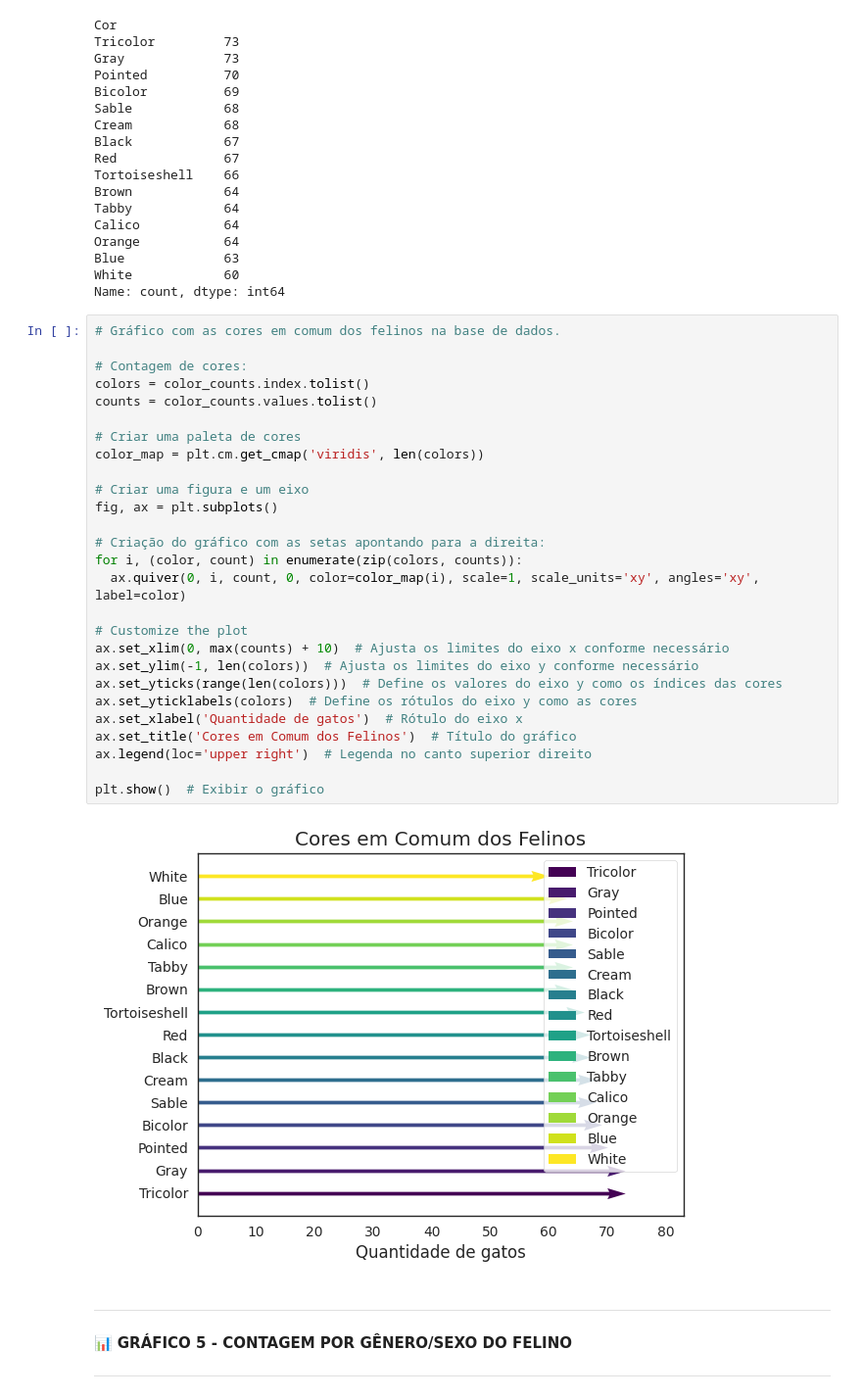
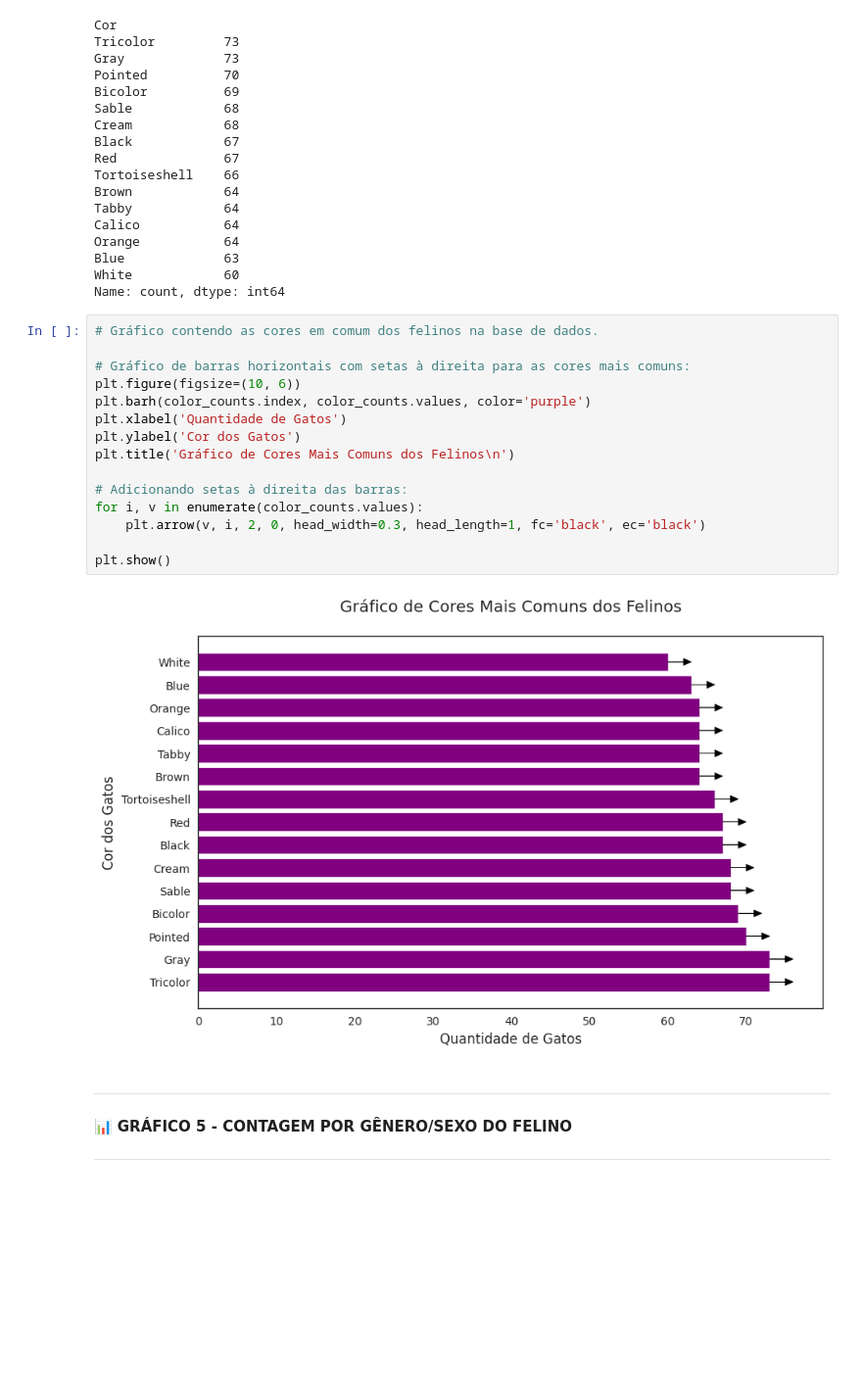
Before and after one commit to NBS92/Banco_de_Dados_II, a Jupyter notebook: Natalia_Silva.ipynb, the cells around one changed output. Shown at 98% size. Drawn from its saved outputs; the diff is of its cells as text; blank space fills up the shorter version.

```diff
--- a/Natalia_Silva.ipynb
+++ b/Natalia_Silva.ipynb
@@ -256,35 +255,23 @@ Orange           64
 Blue             63
 White            60
 Name: count, dtype: int64
-# %%
-# Gráfico com as cores em comum dos felinos na base de dados.
-
-# Contagem de cores:
-colors = color_counts.index.tolist()
-counts = color_counts.values.tolist()
-
-# Criar uma paleta de cores
-color_map = plt.cm.get_cmap('viridis', len(colors))
-
-# Criar uma figura e um eixo
-fig, ax = plt.subplots()
-
-# Criação do gráfico com as setas apontando para a direita:
-for i, (color, count) in enumerate(zip(colors, counts)):
-  ax.quiver(0, i, count, 0, color=color_map(i), scale=1, scale_units='xy', angles='xy', label=color)
-
-# Customize the plot
-ax.set_xlim(0, max(counts) + 10)  # Ajusta os limites do eixo x conforme necessário
-ax.set_ylim(-1, len(colors))  # Ajusta os limites do eixo y conforme necessário
-ax.set_yticks(range(len(colors)))  # Define os valores do eixo y como os índices das cores
-ax.set_yticklabels(colors)  # Define os rótulos do eixo y como as cores
-ax.set_xlabel('Quantidade de gatos')  # Rótulo do eixo x
-ax.set_title('Cores em Comum dos Felinos')  # Título do gráfico
-ax.legend(loc='upper right')  # Legenda no canto superior direito
-
-plt.show()  # Exibir o gráfico
-# %% [output]
-[figure, removed]
+# %%
+# Gráfico contendo as cores em comum dos felinos na base de dados.
+
+# Gráfico de barras horizontais com setas à direita para as cores mais comuns:
+plt.figure(figsize=(10, 6))
+plt.barh(color_counts.index, color_counts.values, color='purple')
+plt.xlabel('Quantidade de Gatos')
+plt.ylabel('Cor dos Gatos')
+plt.title('Gráfico de Cores Mais Comuns dos Felinos\n')
+
+# Adicionando setas à direita das barras:
+for i, v in enumerate(color_counts.values):
+    plt.arrow(v, i, 2, 0, head_width=0.3, head_length=1, fc='black', ec='black')
+
+plt.show()
+# %% [output]
+[figure, added]
 # %% [markdown]
 ---
 
```
Also changed, not shown: parts of 1 cell of this notebook.
